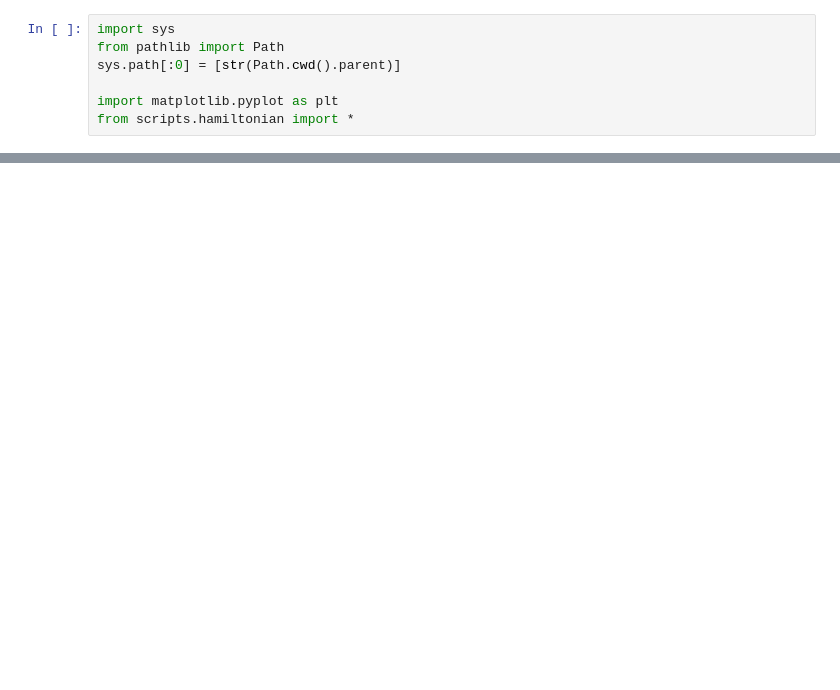
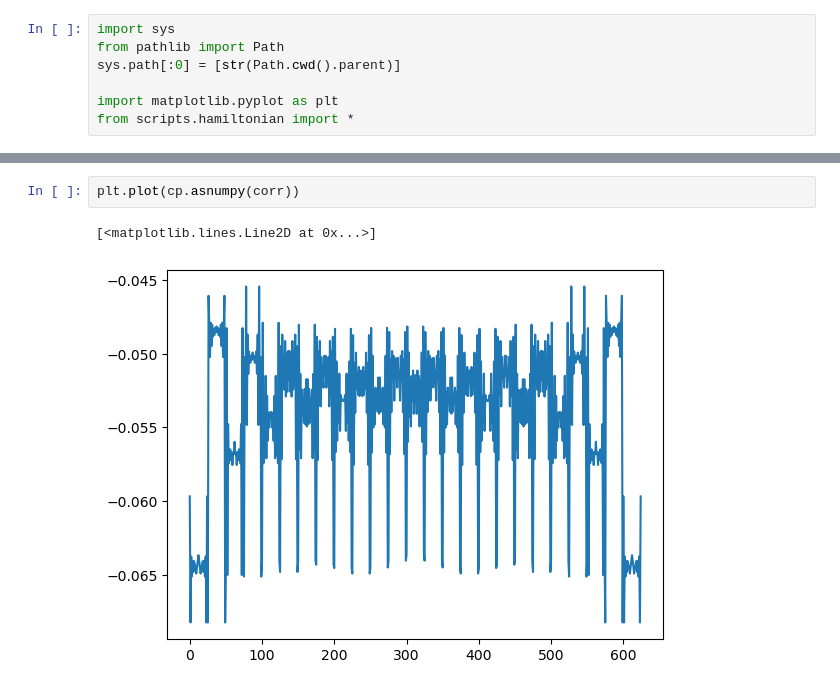
Before and after one commit to emilssp/master-thesis-codebase, a Jupyter notebook: notebooks/self_consistency.ipynb, the cells around one changed output, grey strips where cells are left out. Saved outputs shown, nothing was run; the diff lists cells and outputs as text; blank space fills up the shorter version.

```diff
--- a/notebooks/self_consistency.ipynb
+++ b/notebooks/self_consistency.ipynb
@@ -40,0 +49,5 @@ plt.plot(cp.asnumpy(energies),cp.asnumpy(dos))
+# %%
+plt.plot(cp.asnumpy(corr))
+# %% [output]
+[<matplotlib.lines.Line2D at 0x...>]
+[figure, added]
```
Also changed, not shown: parts of 3 cells of this notebook.
